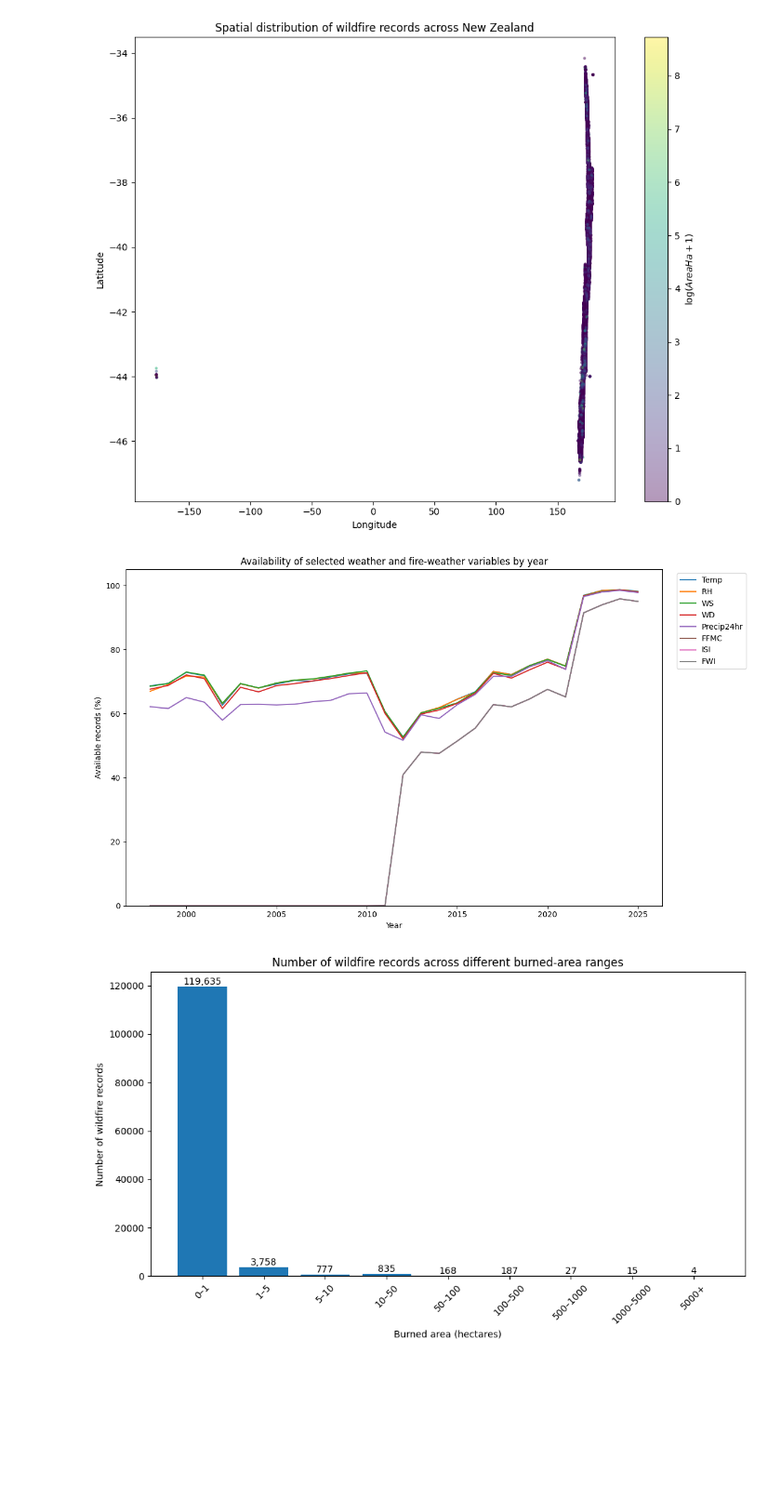
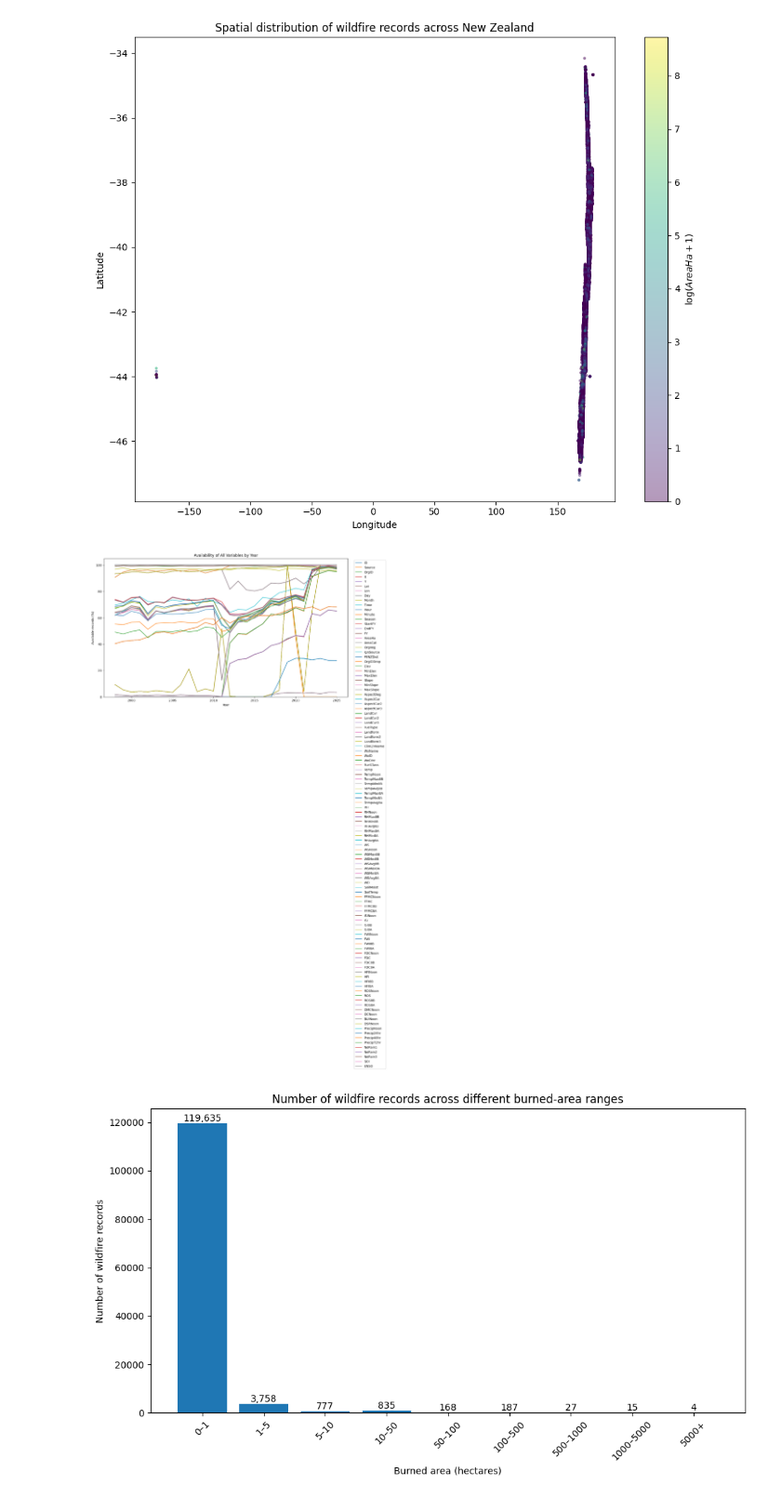
Before and after one commit to simran2104/wildfire-potential-prediction-at-ignition, a Jupyter notebook: wildfire-potential-prediction.ipynb, the cells around one changed output. Shown at 93% size. Saved outputs shown, nothing was run; the diff lists cells and outputs as text; code cells hidden in the pictures; blank space fills up the shorter version.

```diff
--- a/wildfire-potential-prediction.ipynb
+++ b/wildfire-potential-prediction.ipynb
@@ -6,7 +6,7 @@ import seaborn as sns
 import scipy.stats as stats
 # %%
 # Load the dataset
-raw_df = pd.read_csv("./dataset/WOD_1931-2025.csv")
+raw_df = pd.read_csv("dataset/WOD_1931-2025.csv")
 # %% [markdown]
 #### Initial Data Understanding
 # %%
@@ -481,48 +481,41 @@ plt.show()
 # %% [output]
 [figure]
 # %%
-features = [
-    "Temp",
-    "RH",
-    "WS",
-    "WD",
-    "Precip24hr",
-    "FFMC",
-    "ISI",
-    "FWI"
-]
+raw_df.replace(-9999, np.nan, inplace=True)
+features = [col for col in raw_df.columns if col != "Year"]
+df_filtered = raw_df[raw_df["Year"] >= 1998].copy()
 
 # Calculate percentage of available values for each feature by year
 availability = (
-    df
-    .groupby("Year")[features]
-    .apply(lambda x: x.notna().mean() * 100)
+    df_filtered.groupby("Year")[features]
+      .apply(lambda x: x.notna().mean() * 100)
 )
 
 # Plot
-plt.figure(figsize=(12, 7))
+plt.figure(figsize=(14, 8))
 
 for feature in features:
     plt.plot(
         availability.index,
         availability[feature],
         label=feature
     )
 
 plt.xlabel("Year")
 plt.ylabel("Available records (%)")
-plt.title("Availability of selected weather and fire-weather variables by year")
+plt.title("Availability of All Variables by Year")
 
 plt.ylim(0, 105)
 plt.legend(
     bbox_to_anchor=(1.02, 1),
-    loc="upper left"
+    loc="upper left",
+    ncol=1
 )
 
 plt.tight_layout()
 plt.show()
 # %% [output]
-[figure, old version]
+[figure, new version]
 # %%
 bins = [0, 1, 5, 10, 50, 100, 500, 1000, 5000, float("inf")]
 labels = [
```
Also changed, not shown: parts of 62 cells of this notebook.
